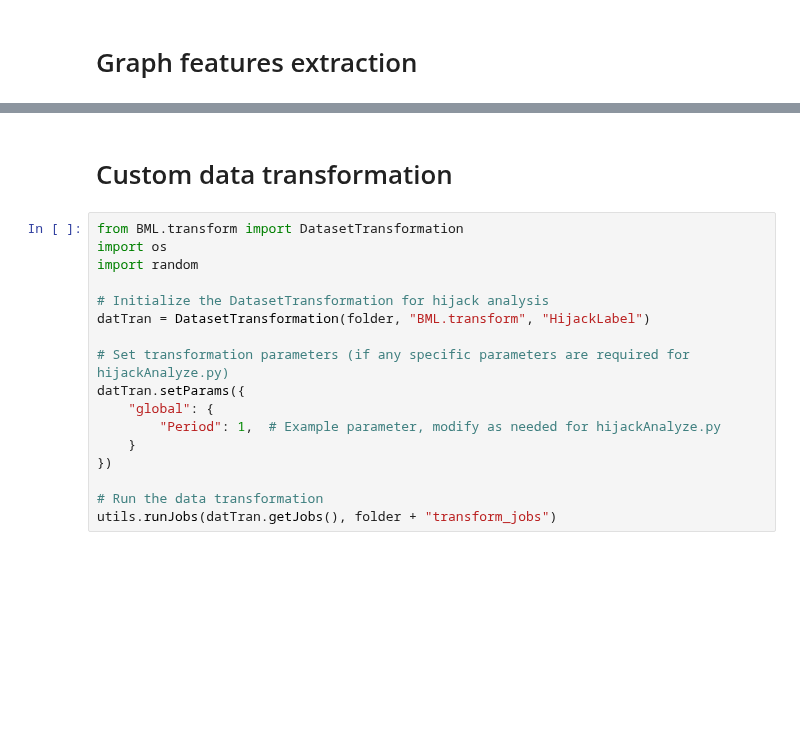
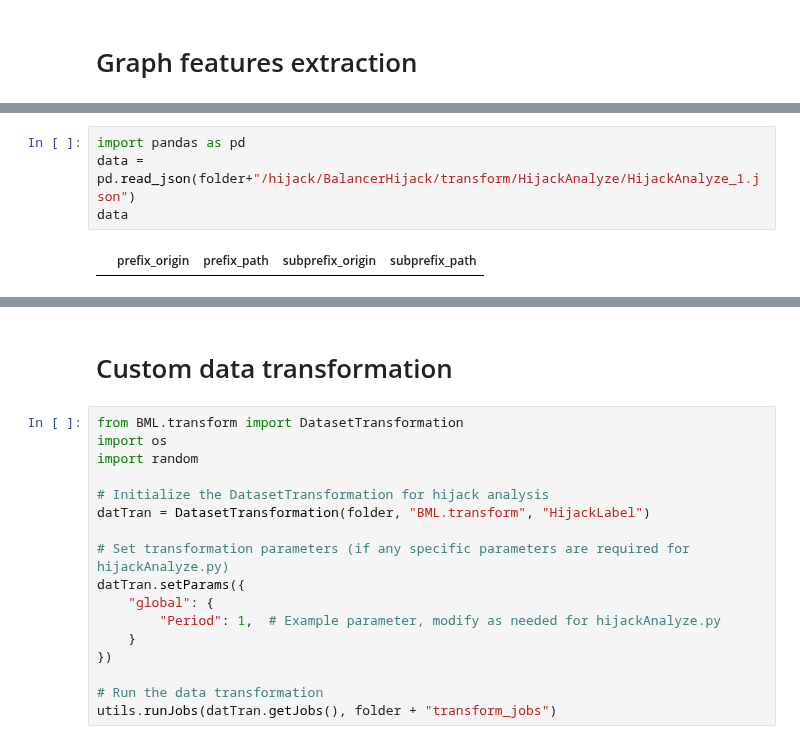
Before and after one commit to hyonbokan/BGP_data_analysis, a Jupyter notebook: bml/BML/bml_dataset.ipynb, the cells around one changed output, grey strips where cells are left out. Saved outputs shown, nothing was run; the diff lists cells and outputs as text; blank space fills up the shorter version.

```diff
--- a/bml/BML/bml_dataset.ipynb
+++ b/bml/BML/bml_dataset.ipynb
@@ -104,0 +229,6 @@ data.plot(figsize=(10,10))
+# %%
+import pandas as pd
+data = pd.read_json(folder+"/hijack/BalancerHijack/transform/HijackAnalyze/HijackAnalyze_1.json")
+data
+# %% [output]
+|  | prefix_origin | prefix_path | subprefix_origin | subprefix_path |
```
Also changed, not shown: parts of 14 cells of this notebook, 9 other files.
